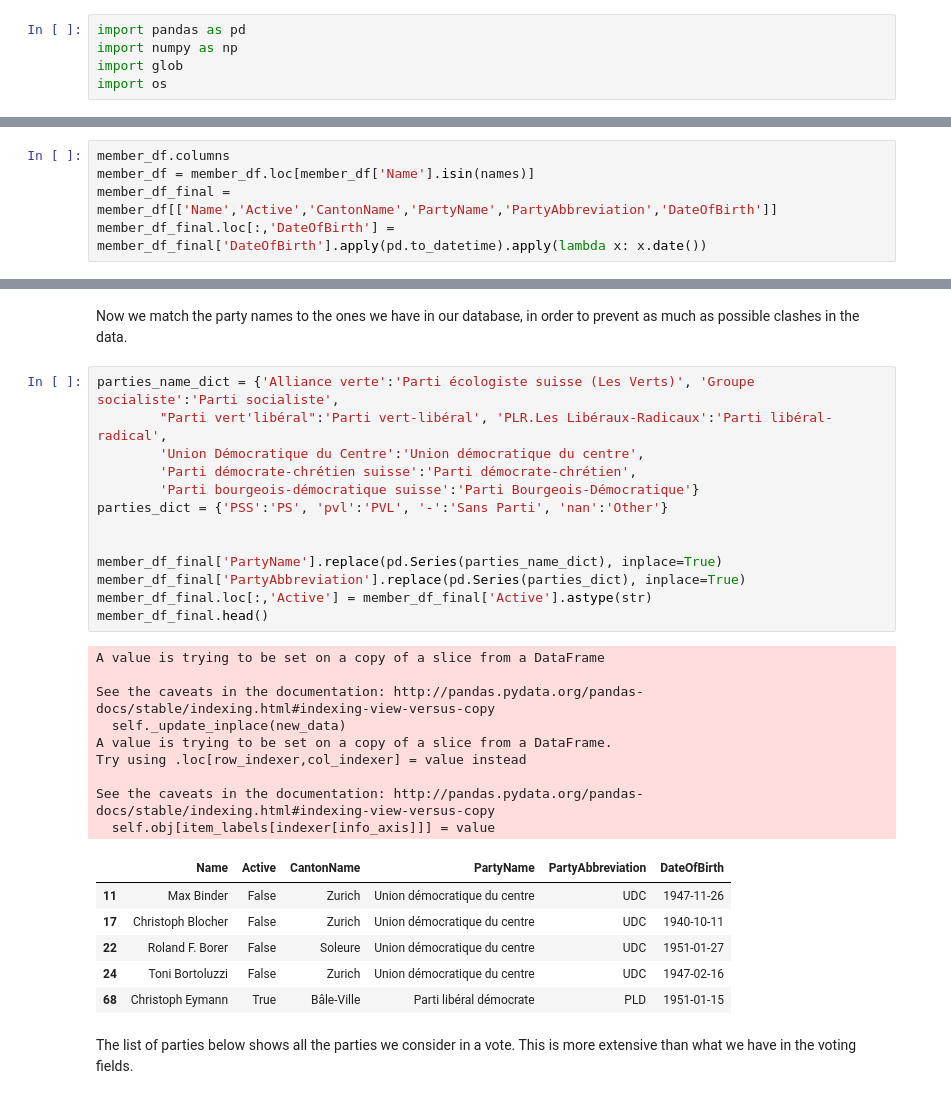
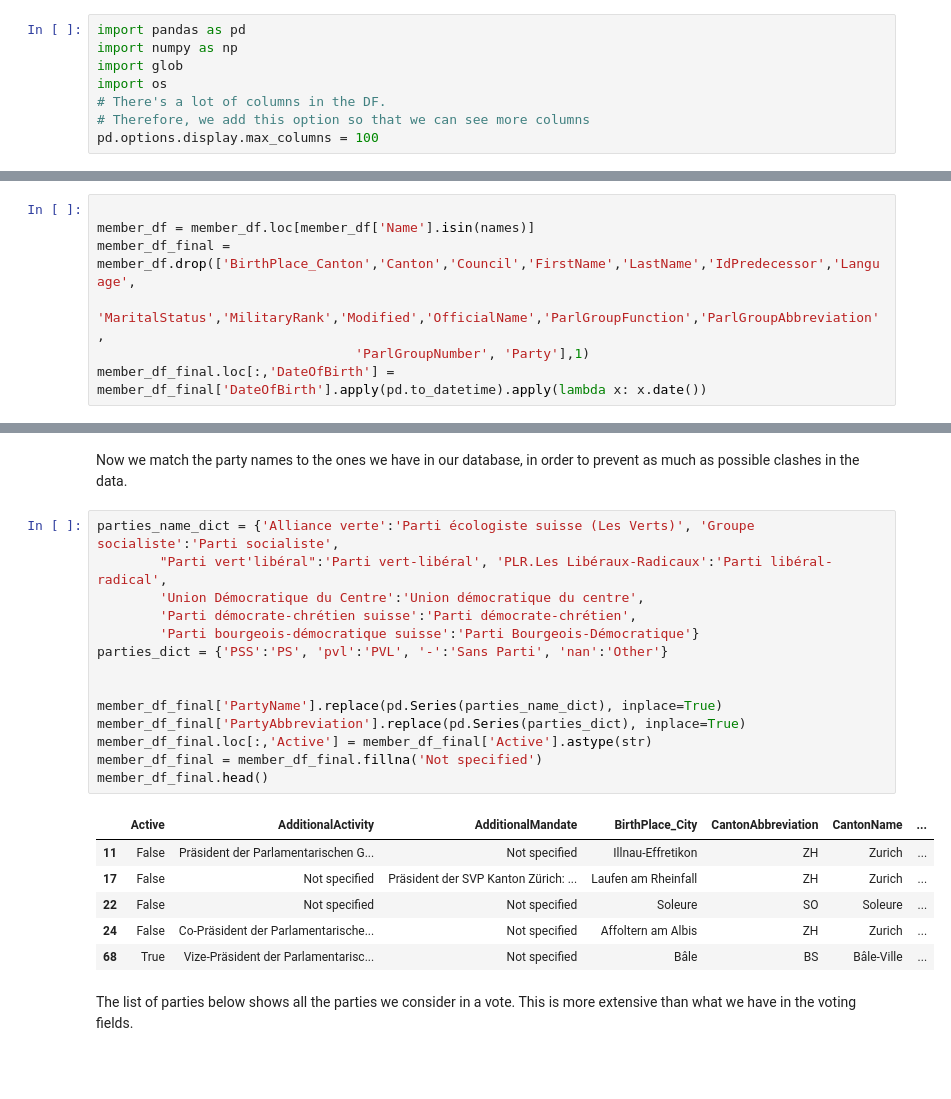
Before and after one commit to t-sanchez/ada-parliament-ML, a Jupyter notebook: 01-Scraping/05-FormatPersonInfo.ipynb, the cells around one changed output, grey strips where cells are left out. Drawn from its saved outputs; the diff is of its cells as text; blank space fills up the shorter version.

Commit message:
Update PersonInfo fields

```diff
--- a/01-Scraping/05-FormatPersonInfo.ipynb
+++ b/01-Scraping/05-FormatPersonInfo.ipynb
@@ -6,6 +6,9 @@ import pandas as pd
 import numpy as np
 import glob
 import os
+# There's a lot of columns in the DF.
+# Therefore, we add this option so that we can see more columns
+pd.options.display.max_columns = 100
 # %% [markdown]
 Import the *Voting*. It is heavy, but we load it in order to know which are the deputies for which we need to get additional data.
 # %%
@@ -50,5 +77,7 @@ But it wil be easy to add some other fields when needed.
 # %%
-member_df.columns
+
 member_df = member_df.loc[member_df['Name'].isin(names)]
-member_df_final = member_df[['Name','Active','CantonName','PartyName','PartyAbbreviation','DateOfBirth']]
+member_df_final = member_df.drop(['BirthPlace_Canton','Canton','Council','FirstName','LastName','IdPredecessor','Language',
+                                 'MaritalStatus','MilitaryRank','Modified','OfficialName','ParlGroupFunction','ParlGroupAbbreviation',
+                                 'ParlGroupNumber', 'Party'],1)
 member_df_final.loc[:,'DateOfBirth'] = member_df_final['DateOfBirth'].apply(pd.to_datetime).apply(lambda x: x.date())
@@ -70,32 +86,24 @@ Now we match the party names to the ones we have in our database, in order to pr
 # %%
 parties_name_dict = {'Alliance verte':'Parti écologiste suisse (Les Verts)', 'Groupe socialiste':'Parti socialiste',
         "Parti vert'libéral":'Parti vert-libéral', 'PLR.Les Libéraux-Radicaux':'Parti libéral-radical',
         'Union Démocratique du Centre':'Union démocratique du centre',
         'Parti démocrate-chrétien suisse':'Parti démocrate-chrétien',
         'Parti bourgeois-démocratique suisse':'Parti Bourgeois-Démocratique'}
 parties_dict = {'PSS':'PS', 'pvl':'PVL', '-':'Sans Parti', 'nan':'Other'}
 
 
 member_df_final['PartyName'].replace(pd.Series(parties_name_dict), inplace=True)
 member_df_final['PartyAbbreviation'].replace(pd.Series(parties_dict), inplace=True)
 member_df_final.loc[:,'Active'] = member_df_final['Active'].astype(str)
+member_df_final = member_df_final.fillna('Not specified')
 member_df_final.head()
 # %% [output]
-A value is trying to be set on a copy of a slice from a DataFrame
-
-See the caveats in the documentation: http://pandas.pydata.org/pandas-docs/stable/indexing.html#indexing-view-versus-copy
-  self._update_inplace(new_data)
-A value is trying to be set on a copy of a slice from a DataFrame.
-Try using .loc[row_indexer,col_indexer] = value instead
-
-See the caveats in the documentation: http://pandas.pydata.org/pandas-docs/stable/indexing.html#indexing-view-versus-copy
-  self.obj[item_labels[indexer[info_axis]]] = value
-|  | Name | Active | CantonName | PartyName | PartyAbbreviation | DateOfBirth |
-| 11 | Max Binder | False | Zurich | Union démocratique du centre | UDC | 1947-11-26 |
-| 17 | Christoph Blocher | False | Zurich | Union démocratique du centre | UDC | 1940-10-11 |
-| 22 | Roland F. Borer | False | Soleure | Union démocratique du centre | UDC | 1951-01-27 |
-| 24 | Toni Bortoluzzi | False | Zurich | Union démocratique du centre | UDC | 1947-02-16 |
-| 68 | Christoph Eymann | True | Bâle-Ville | Parti libéral démocrate | PLD | 1951-01-15 |
+|  | Active | AdditionalActivity | AdditionalMandate | BirthPlace_City | CantonAbbreviation | CantonName | ... |
+| 11 | False | Präsident der Parlamentarischen G... | Not specified | Illnau-Effretikon | ZH | Zurich | ... |
+| 17 | False | Not specified | Präsident der SVP Kanton Zürich: ... | Laufen am Rheinfall | ZH | Zurich | ... |
+| 22 | False | Not specified | Not specified | Soleure | SO | Soleure | ... |
+| 24 | False | Co-Präsident der Parlamentarische... | Not specified | Affoltern am Albis | ZH | Zurich | ... |
+| 68 | True | Vize-Präsident der Parlamentarisc... | Not specified | Bâle | BS | Bâle-Ville | ... |
 # %% [markdown]
 The list of parties below shows all the parties we consider in a vote. This is more extensive than what we have in the voting fields.
 # %%
```
Also changed, not shown: parts of 4 cells of this notebook.
